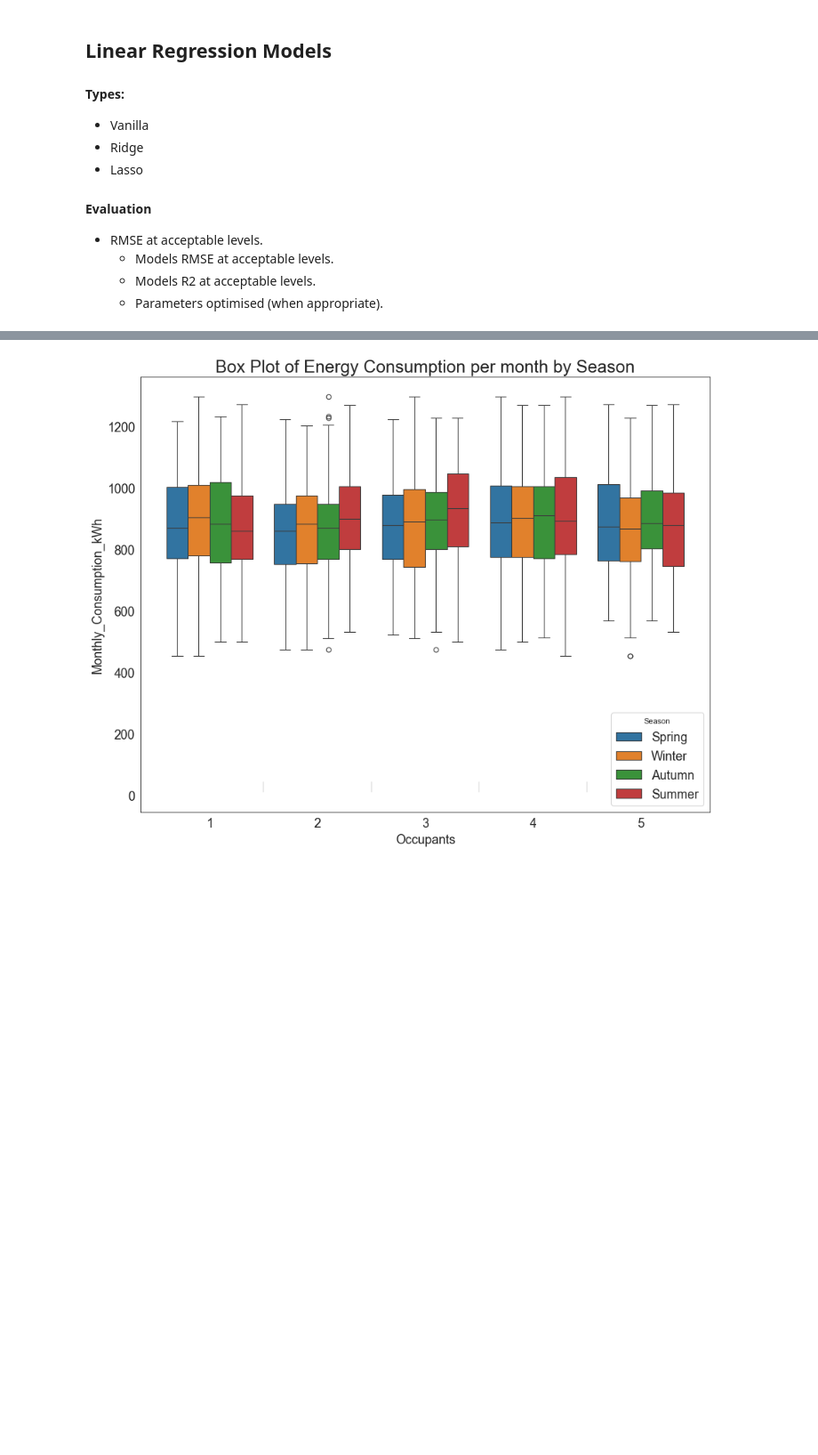
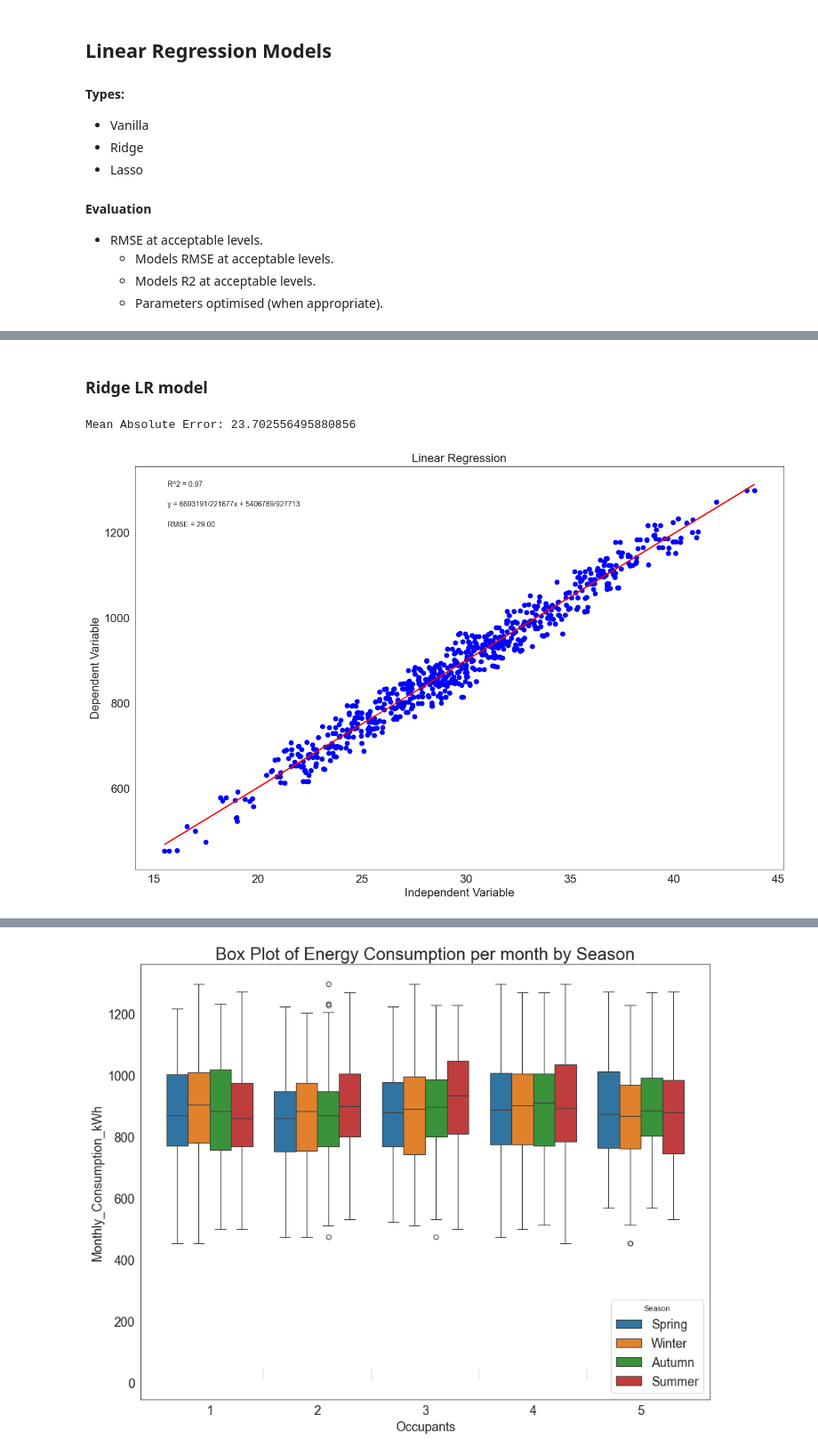
Before and after one commit to Darkri-X/CSC300_LinearRegression, a Jupyter notebook: LinearRegression.ipynb, the cells around one changed output, grey strips where cells are left out. Shown at 89% size. Cells and saved outputs as stored; diff of their text form; code cells hidden in the pictures; blank space fills up the shorter version.

```diff
--- a/LinearRegression.ipynb
+++ b/LinearRegression.ipynb
@@ -757,0 +827,17 @@ X_train, X_test, y_train, y_test = train_test_split(X, y, test_size=0.2, random_
+# %% [markdown]
+### Ridge LR model
+# %%
+# Create a Ridge regression object
+ridge = Ridge(alpha=1.0)
+
+# Train the model using the training sets
+ridge.fit(X_train, y_train)
+
+# Make Evaluation
+predictions = ridge.predict(X_test)
+print('Mean Absolute Error:', metrics.mean_absolute_error(y_test, predictions))
+
+plotLRModel(ridge, X_test, y_test)
+# %% [output]
+Mean Absolute Error: 23.702556495880856
+[figure, added]
```
Also changed, not shown: parts of 8 cells of this notebook.
